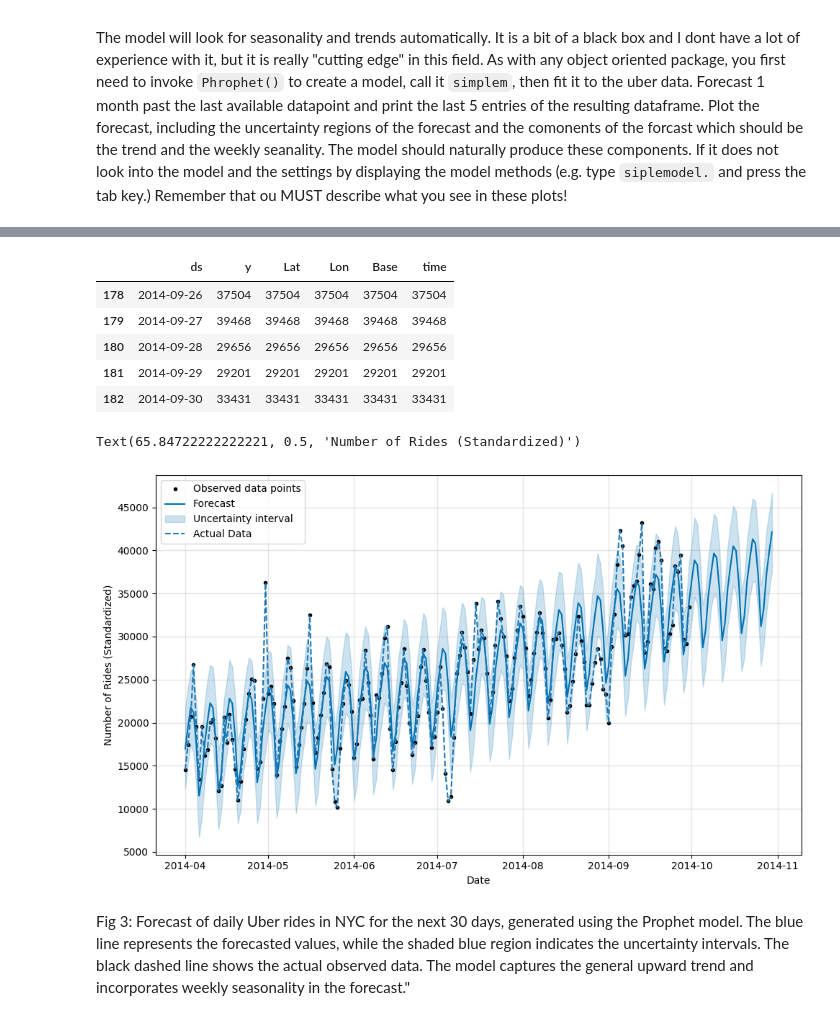
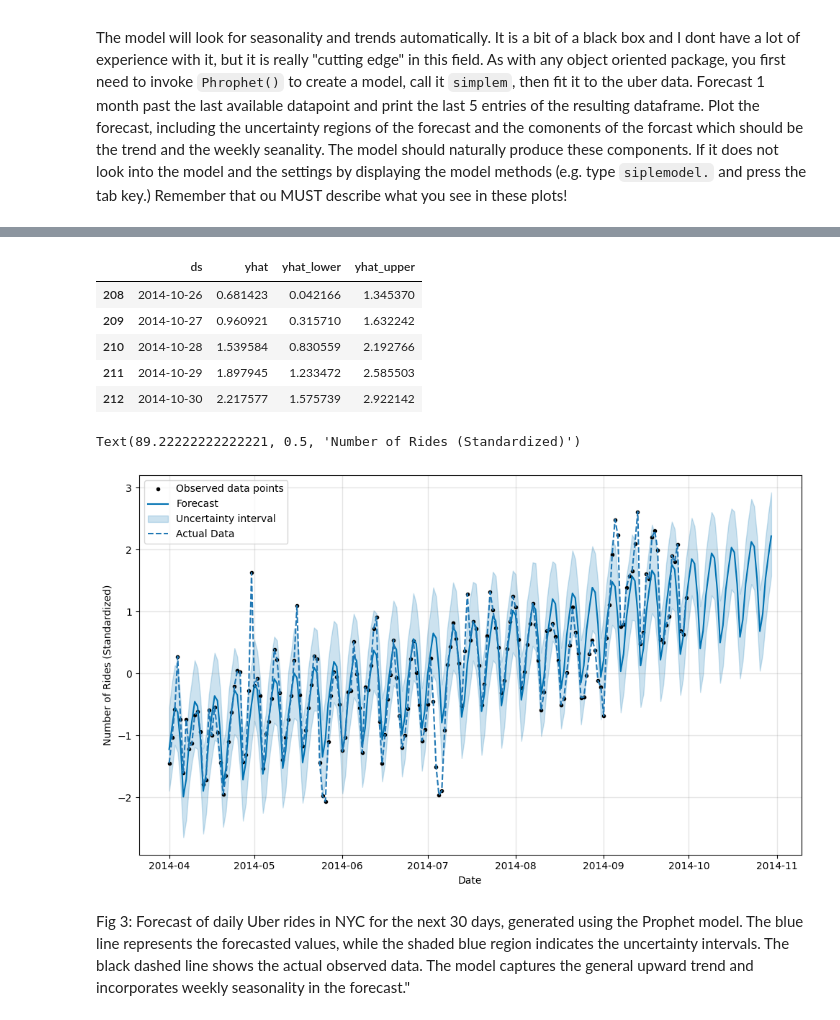
Before and after one commit to mysujan/MLTSA25_SShrestha, a Jupyter notebook: HW3/berprophet_instructions.ipynb, the cells around one changed output, grey strips where cells are left out. Cells and saved outputs as stored; diff of their text form; code cells hidden in the pictures.

````diff
--- a/HW3/berprophet_instructions.ipynb
+++ b/HW3/berprophet_instructions.ipynb
@@ -130,7 +148,9 @@ Fig 1: Time series of the daily number of Uber rides in NYC from April to Septem
 # DATA PREPARATION 2: stanardize the data
 Subtract the mean and divide by the standard eviation the ```y``` column. Although this is not strictly necessary to work with the Prophet package, it is in general recommanded not to use large numbers in your analysis. furtehrmore, this will convert the target variable to a floating point, which is a better type for regression
 # %%
+uberbyday["y"] = (uberbyday["y"] - uberbyday["y"].mean()) / uberbyday["y"].std()
 uberbyday.plot(x="ds", y="y");
 pl.xlabel('Date')
 pl.ylabel('Number of Rides')
+pl.title('Standardized Data')
 # %% [output]
@@ -162,14 +182,14 @@ INFO:cmdstanpy:Chain [1] done processing
 # %%
 future = simplem.make_future_dataframe(periods=30)
 forecast = simplem.predict(future)
-uberbyday.tail()
+forecast[['ds', 'yhat', 'yhat_lower', 'yhat_upper']].tail()
 # %% [output]
-|  | ds | y | Lat | Lon | Base | time |
-| 178 | 2014-09-26 | 37504 | 37504 | 37504 | 37504 | 37504 |
-| 179 | 2014-09-27 | 39468 | 39468 | 39468 | 39468 | 39468 |
-| 180 | 2014-09-28 | 29656 | 29656 | 29656 | 29656 | 29656 |
-| 181 | 2014-09-29 | 29201 | 29201 | 29201 | 29201 | 29201 |
-| 182 | 2014-09-30 | 33431 | 33431 | 33431 | 33431 | 33431 |
+|  | ds | yhat | yhat_lower | yhat_upper |
+| 208 | 2014-10-26 | 0.681423 | 0.042166 | 1.345370 |
+| 209 | 2014-10-27 | 0.960921 | 0.315710 | 1.632242 |
+| 210 | 2014-10-28 | 1.539584 | 0.830559 | 2.192766 |
+| 211 | 2014-10-29 | 1.897945 | 1.233472 | 2.585503 |
+| 212 | 2014-10-30 | 2.217577 | 1.575739 | 2.922142 |
 # %%
 fig1 = simplem.plot(forecast)
 pl.plot(uberbyday['ds'], uberbyday['y'], '--', label='Actual Data')
@@ -177,8 +197,8 @@ pl.legend()
 pl.xlabel('Date')
 pl.ylabel('Number of Rides (Standardized)')
 # %% [output]
-Text(65.84722222222221, 0.5, 'Number of Rides (Standardized)')
+Text(89.22222222222221, 0.5, 'Number of Rides (Standardized)')
-[figure, old version]
+[figure, new version]
 # %% [markdown]
 Fig 3: Forecast of daily Uber rides in NYC for the next 30 days, generated using the Prophet model. The blue line represents the forecasted values, while the shaded blue region indicates the uncertainty intervals. The black dashed line shows the actual observed data. The model captures the general upward trend and incorporates weekly seasonality in the forecast."
 # %%
````
Also changed, not shown: parts of 22 cells of this notebook.
